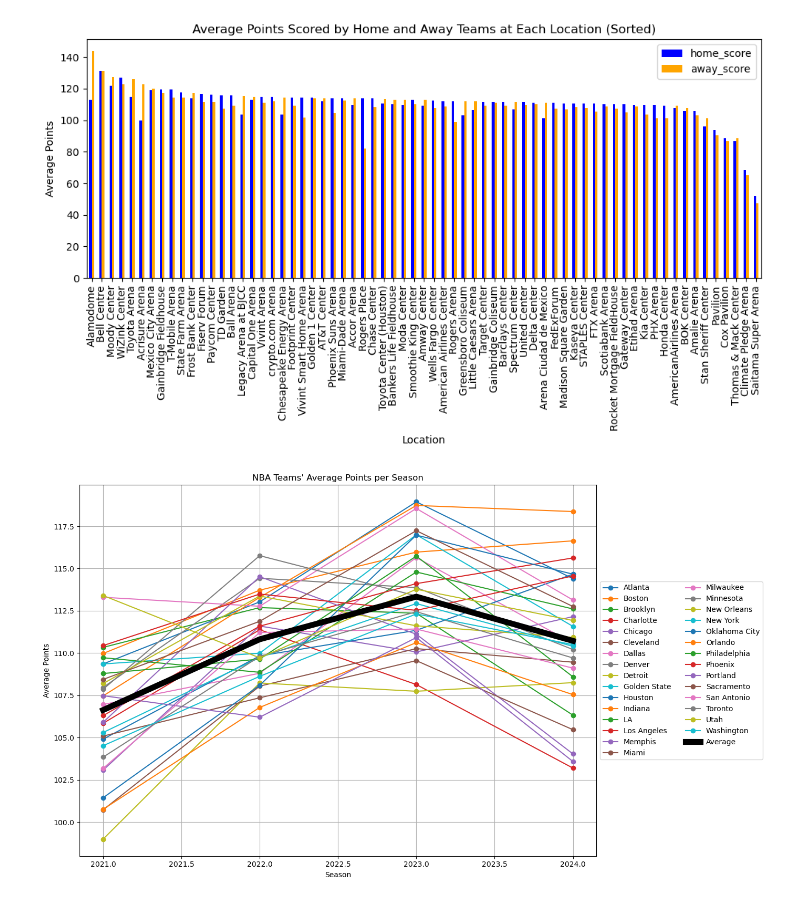
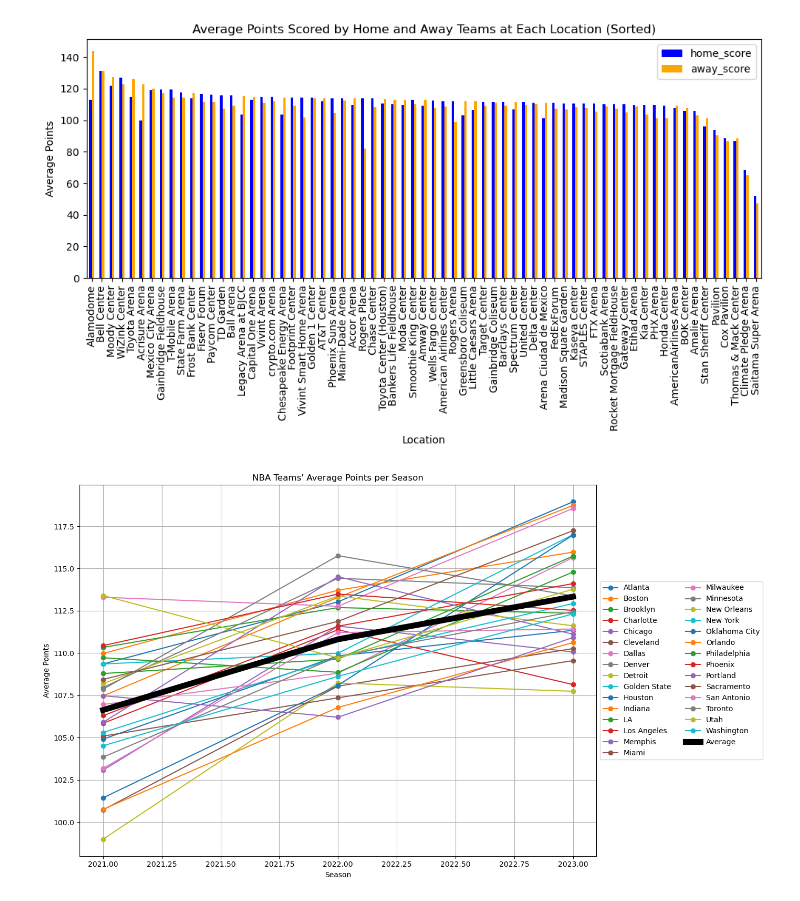
Before and after one commit to dsumsio/Data-Curation-Project, a Jupyter notebook: data_analytics.ipynb, the cells around one changed output. Cells and saved outputs as stored; diff of their text form; code cells hidden in the pictures.

Commit message:
Making adjustments for blog post

```diff
--- a/data_analytics.ipynb
+++ b/data_analytics.ipynb
@@ -67,15 +96,13 @@ plt.show()
 # %% [output]
 [figure]
 # %%
-# Reset the index to bring back 'event_date' and prepare for melting
-#df = df.reset_index()
+# Filter out non-NBA teams
 df = df[~df['away_team'].isin(['Adelaide', 'RA\'ANANA', 'Cairns', 'Flamengo', 'New Zealand', 'Real', 'Team Giannis', 'China', 'Team Durant', 'Team LeBron', 'Western Conf', 'Eastern Conf'])]
 df = df[~df['home_team'].isin(['Adelaide', 'RA\'ANANA', 'Cairns', 'Flamengo', 'New Zealand', 'Real', 'Team Giannis', 'China', 'Team Durant', 'Team LeBron', 'Western Conf', 'Eastern Conf'])]
 
-
-# Ensure 'event_date' is datetime and extract the season year
-df['date_event'] = pd.to_datetime(df['date_event'])
-df['season'] = df['date_event'].dt.year
+# Ensure the index is in datetime format and extract the season year directly from the index
+df.index = pd.to_datetime(df.index)
+df['season'] = df.index.year
 
 # Melt the dataframe to get a single column for 'team' and link scores with team type
 df_melted = pd.melt(df,
@@ -87,31 +114,36 @@ df_melted = pd.melt(df,
 # Link scores based on team type (home or away)
 df_melted['score'] = df_melted.apply(
     lambda row: row['home_score'] if row['team_type'] == 'home_team'
                 else row['away_score'], axis=1)
 
 # Group by season and team to calculate the average score
 df_seasonal_avg = df_melted.groupby(['season', 'team'])['score'].mean().reset_index()
 
 # Calculate overall average score for each season
 overall_avg = df_seasonal_avg.groupby('season')['score'].mean().reset_index()
 overall_avg['team'] = 'Average'  # Add a column to identify it in the plot
 
+# Exclude the year 2024 from both df_seasonal_avg and overall_avg
+df_seasonal_avg = df_seasonal_avg[df_seasonal_avg['season'] != 2024]
+overall_avg = overall_avg[overall_avg['season'] != 2024]
+
 # Plot each team's performance over seasons
 plt.figure(figsize=(14, 8))
 for team in df_seasonal_avg['team'].unique():
     team_data = df_seasonal_avg[df_seasonal_avg['team'] == team]
     plt.plot(team_data['season'], team_data['score'], label=team, marker='o')
 
 # Plot the overall average score
 plt.plot(overall_avg['season'], overall_avg['score'], label='Average', color='black', linewidth=8, linestyle='-')
 
 # Customize the plot
 plt.title("NBA Teams' Average Points per Season")
 plt.xlabel("Season")
 plt.ylabel("Average Points")
 plt.legend(loc='center left', bbox_to_anchor=(1, 0.5), ncol=2)  # Adjust legend placement
 plt.grid(True)
 plt.tight_layout()
+plt.savefig("post2plot2.png", dpi=300)
 plt.show()
 # %% [output]
-[figure, old version]
+[figure, new version]
```
Also changed, not shown: parts of 6 cells of this notebook, 4 other files.
